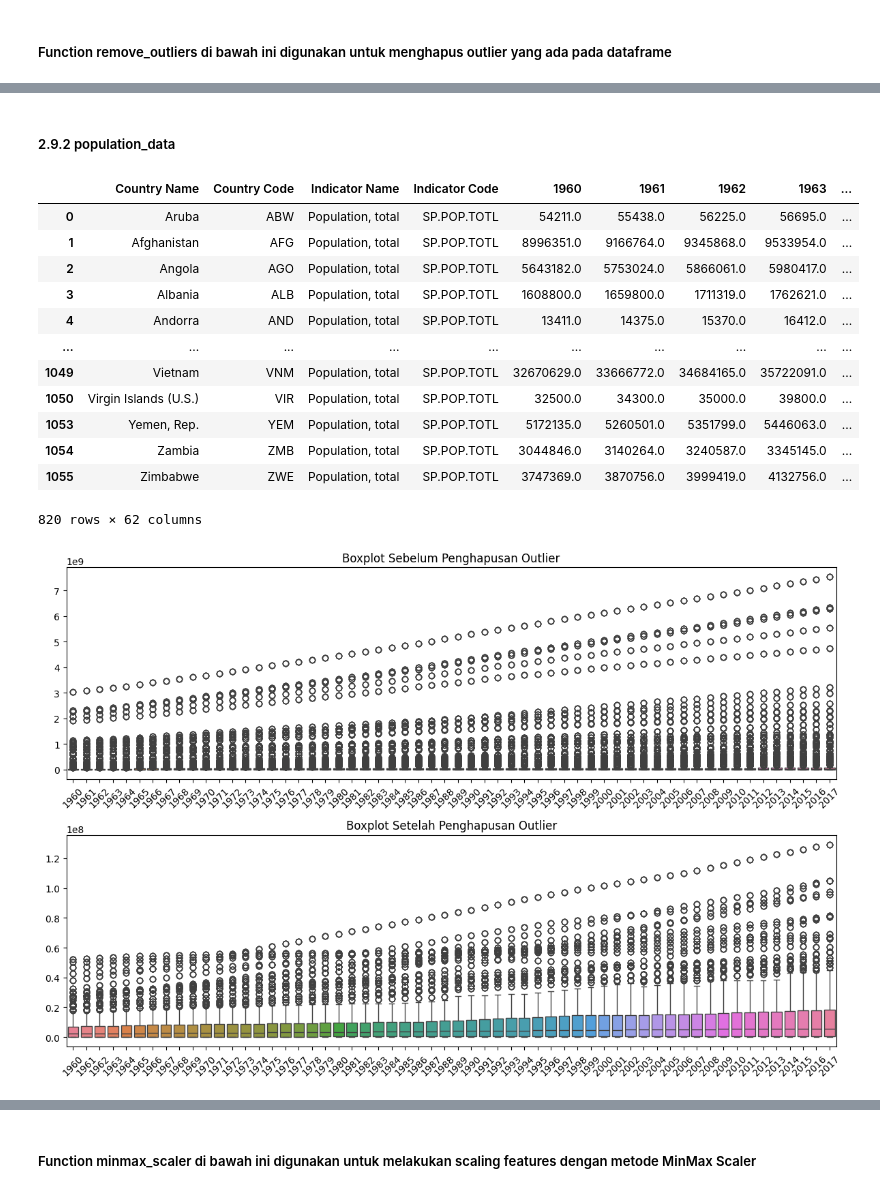
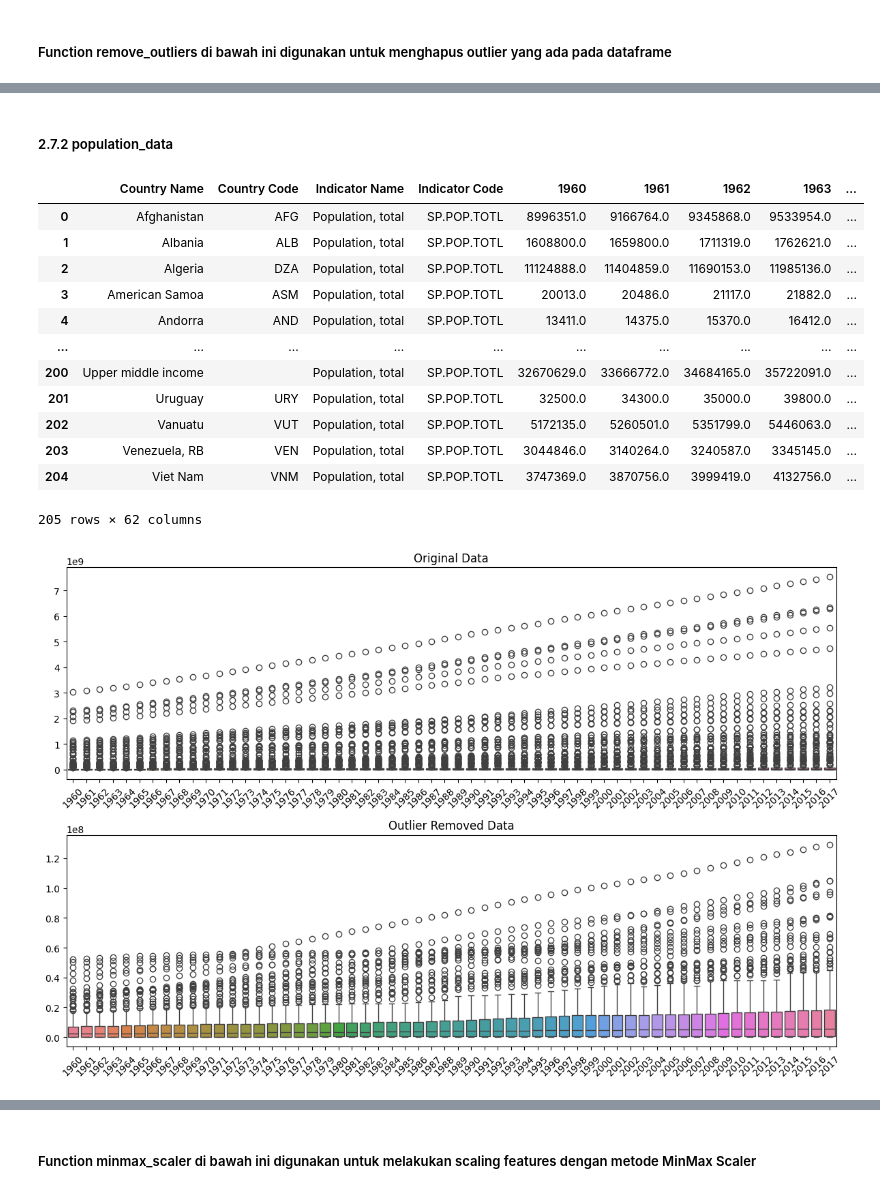
Before and after one commit to arumkinanthi/nimas-sekararum-kinanthi_mini-project_de, a Jupyter notebook: etl.ipynb, the cells around one changed output, grey strips where cells are left out. Cells and saved outputs as stored; diff of their text form; code cells hidden in the pictures.

```diff
--- a/etl.ipynb
+++ b/etl.ipynb
@@ -824,0 +715,13 @@ gdp_csv_df
+# %%
+# menyamakan header (nama kolom) seluruh dataset yang akan digabungkan agar tidak terdapat kesalahpahaman
+cleaned_mystery_df.columns = cleaned_popdatcsv_df.columns
+cleaned_popdatjson_df.columns = cleaned_popdatcsv_df.columns
+cleaned_popdatdb_df.columns = cleaned_popdatcsv_df.columns
+cleaned_popxml_df.columns = cleaned_popdatcsv_df.columns
+
+population_data = pd.concat([cleaned_mystery_df, cleaned_popdatcsv_df, cleaned_popdatjson_df, cleaned_popdatdb_df, cleaned_popxml_df], axis=0).reset_index(drop=True)
+population_data.drop_duplicates(subset=['Country Code'], inplace=True)
+population_data.sort_values(by=['Country Name'], inplace=True)
+population_data.reset_index(drop=True, inplace=True)
+
+population_data
@@ -824,0 +744,4 @@ gdp_csv_df
+# %%
+population_data = cleaning(population_data)
+population_data = population_data.apply(fill_missing, axis=1)
+population_data
@@ -824,0 +764,9 @@ gdp_csv_df
+# %%
+data_equal = population_data.equals(api_world_bank_df)
+if data_equal:
+   print("Apakah kedua DataFrame memiliki nilai yang sama:", data_equal)
+   population_data = population_data
+else:
+   print("Apakah kedua DataFrame memiliki nilai yang sama:", data_equal)
+   # population_data.columns = api_world_bank_df.columns
+   population_data.update(api_world_bank_df)
@@ -883,39 +917,37 @@ Tidak ada kolom numerik yang bisa diidentifikasi outliernya.
 # %% [markdown]
-##### 2.9.2 population_data
+##### 2.7.2 population_data
 # %%
-pops_dat = remove_outliers(population_data)
+pops_dat = remove_outliers(population_data).reset_index()
+pops_dat.drop("index", axis=1, inplace=True)
 pops_dat
 # %% [output]
 |  | Country Name | Country Code | Indicator Name | Indicator Code | 1960 | 1961 | 1962 | 1963 | ... |
-| 0 | Aruba | ABW | Population, total | SP.POP.TOTL | 54211.0 | 55438.0 | 56225.0 | 56695.0 | ... |
-| 1 | Afghanistan | AFG | Population, total | SP.POP.TOTL | 8996351.0 | 9166764.0 | 9345868.0 | 9533954.0 | ... |
-| 2 | Angola | AGO | Population, total | SP.POP.TOTL | 5643182.0 | 5753024.0 | 5866061.0 | 5980417.0 | ... |
-| 3 | Albania | ALB | Population, total | SP.POP.TOTL | 1608800.0 | 1659800.0 | 1711319.0 | 1762621.0 | ... |
+| 0 | Afghanistan | AFG | Population, total | SP.POP.TOTL | 8996351.0 | 9166764.0 | 9345868.0 | 9533954.0 | ... |
+| 1 | Albania | ALB | Population, total | SP.POP.TOTL | 1608800.0 | 1659800.0 | 1711319.0 | 1762621.0 | ... |
+| 2 | Algeria | DZA | Population, total | SP.POP.TOTL | 11124888.0 | 11404859.0 | 11690153.0 | 11985136.0 | ... |
+| 3 | American Samoa | ASM | Population, total | SP.POP.TOTL | 20013.0 | 20486.0 | 21117.0 | 21882.0 | ... |
 | 4 | Andorra | AND | Population, total | SP.POP.TOTL | 13411.0 | 14375.0 | 15370.0 | 16412.0 | ... |
 | ... | ... | ... | ... | ... | ... | ... | ... | ... | ... |
-| 1049 | Vietnam | VNM | Population, total | SP.POP.TOTL | 32670629.0 | 33666772.0 | 34684165.0 | 35722091.0 | ... |
-| 1050 | Virgin Islands (U.S.) | VIR | Population, total | SP.POP.TOTL | 32500.0 | 34300.0 | 35000.0 | 39800.0 | ... |
-| 1053 | Yemen, Rep. | YEM | Population, total | SP.POP.TOTL | 5172135.0 | 5260501.0 | 5351799.0 | 5446063.0 | ... |
-| 1054 | Zambia | ZMB | Population, total | SP.POP.TOTL | 3044846.0 | 3140264.0 | 3240587.0 | 3345145.0 | ... |
-| 1055 | Zimbabwe | ZWE | Population, total | SP.POP.TOTL | 3747369.0 | 3870756.0 | 3999419.0 | 4132756.0 | ... |
+| 200 | Upper middle income |  | Population, total | SP.POP.TOTL | 32670629.0 | 33666772.0 | 34684165.0 | 35722091.0 | ... |
+| 201 | Uruguay | URY | Population, total | SP.POP.TOTL | 32500.0 | 34300.0 | 35000.0 | 39800.0 | ... |
+| 202 | Vanuatu | VUT | Population, total | SP.POP.TOTL | 5172135.0 | 5260501.0 | 5351799.0 | 5446063.0 | ... |
+| 203 | Venezuela, RB | VEN | Population, total | SP.POP.TOTL | 3044846.0 | 3140264.0 | 3240587.0 | 3345145.0 | ... |
+| 204 | Viet Nam | VNM | Population, total | SP.POP.TOTL | 3747369.0 | 3870756.0 | 3999419.0 | 4132756.0 | ... |
-820 rows × 62 columns
+205 rows × 62 columns
 # %%
 plt.figure(figsize=(12, 8))
 
-# Buat subplot untuk boxplot atas
-plt.subplot(2, 1, 1)  # 2 baris, 1 kolom, subplot pertama
+plt.subplot(2, 1, 1)
 sns.boxplot(data=population_data)
-plt.title('Boxplot Sebelum Penghapusan Outlier')
+plt.title('Original Data')
 plt.xticks(rotation=45)
 
-# Buat subplot untuk boxplot bawah
-plt.subplot(2, 1, 2)  # 2 baris, 1 kolom, subplot kedua
+plt.subplot(2, 1, 2)
 sns.boxplot(data=pops_dat)
-plt.title('Boxplot Setelah Penghapusan Outlier')
+plt.title('Outlier Removed Data')
 plt.xticks(rotation=45)
 
-# Tampilkan plot
-plt.tight_layout()  # Agar subplot tidak tumpang tindih
+plt.tight_layout()
 plt.show()
 # %% [output]
-[figure, old version]
+[figure, new version]
```
Also changed, not shown: parts of 119 cells of this notebook, 15 other files.
